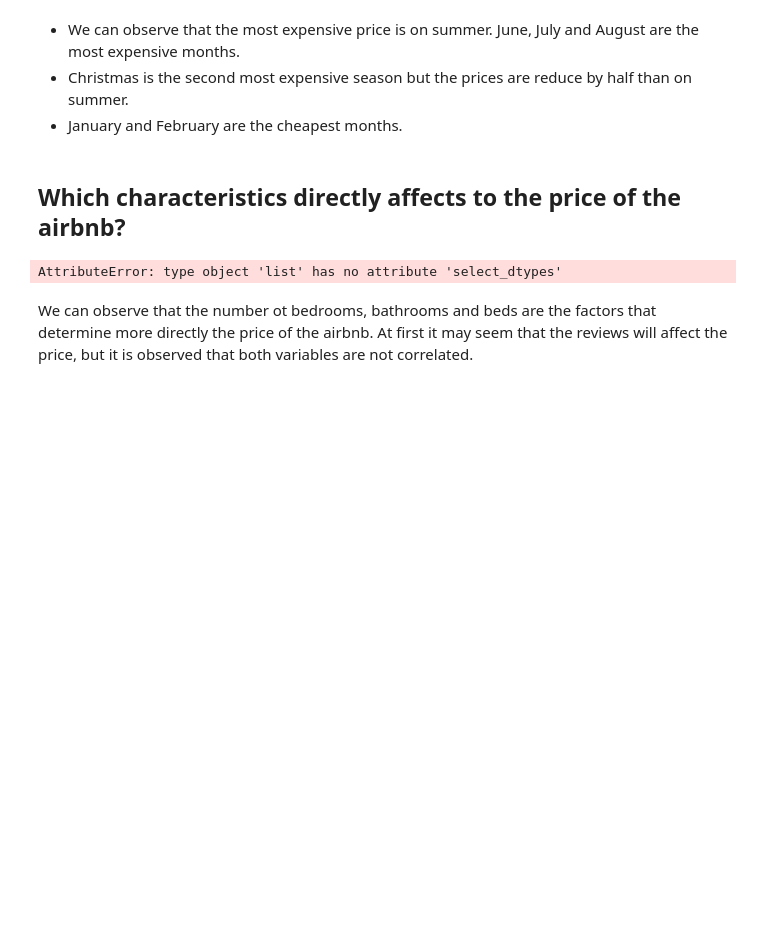
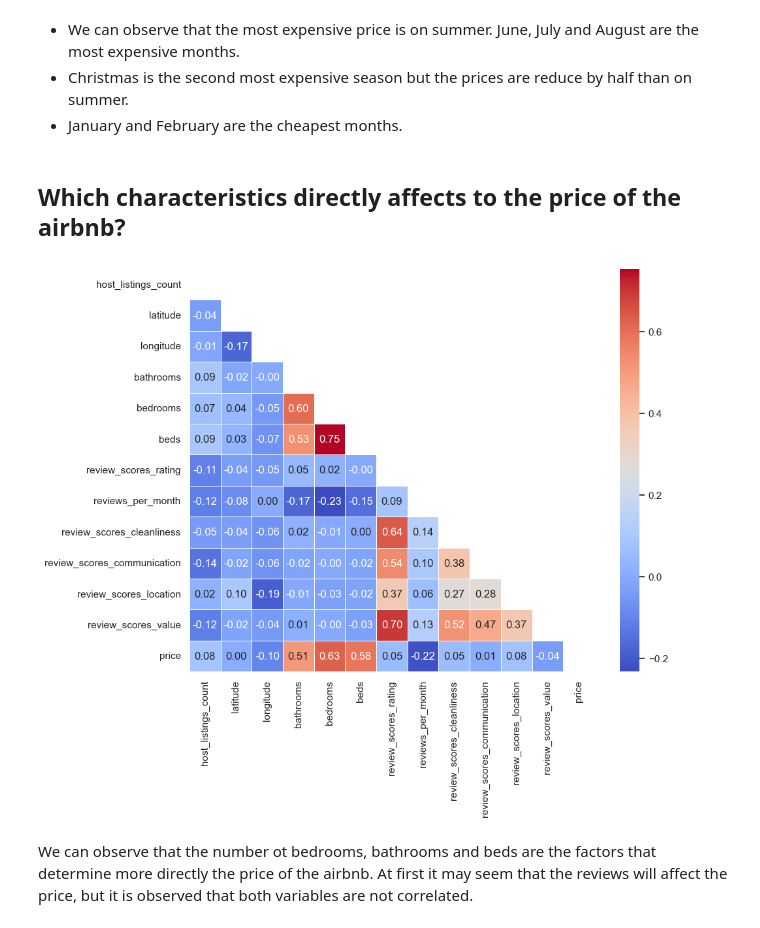
Before and after one commit to datacryptoc/SeattleAirbnb, a Jupyter notebook: code.ipynb, the cells around one changed output. Cells and saved outputs as stored; diff of their text form; code cells hidden in the pictures; blank space fills up the shorter version.

```diff
--- a/code.ipynb
+++ b/code.ipynb
@@ -218,18 +218,18 @@ plt.show()
 ## Which characteristics directly affects to the price of the airbnb?
 # %%
 # Correlations.
-list_corr = list.select_dtypes(float).corr() # Select float columns
+list_corr = listings.select_dtypes(float).corr() # Select float columns
 
 # Mask to not repeat correlactions.
 sns.set(style="white")
 mask = np.triu(np.ones_like(list_corr, dtype=bool))
 
 # Seaborn figure
 plt.figure(figsize=(10, 8))
 sns.heatmap(list_corr, mask=mask, cmap='coolwarm', annot=True, fmt=".2f", linewidths=.5)
 plt.show()
 # %% [output]
-AttributeError: type object 'list' has no attribute 'select_dtypes'
+[figure, added]
 # %% [markdown]
 We can observe that the number ot bedrooms, bathrooms and beds are the factors that determine more directly the price of the airbnb. At first it may seem that the reviews will affect the price, but it is observed that both variables are not correlated.
 # %% [markdown]
```
